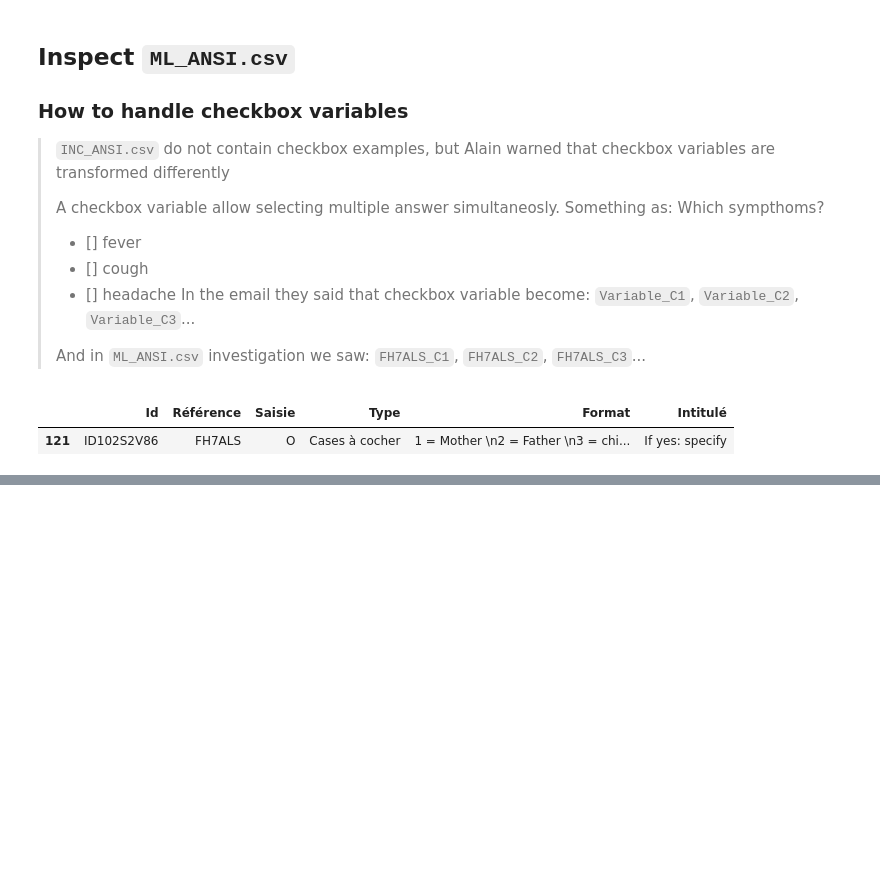
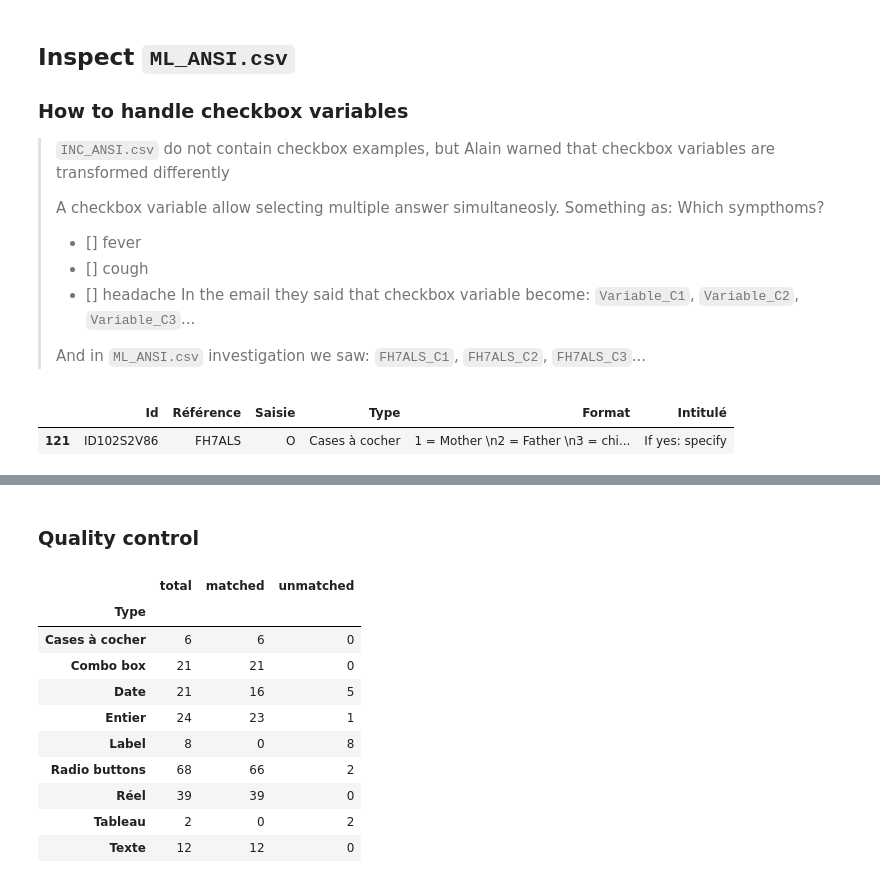
Before and after one commit to gpietrop/fh-project, a Jupyter notebook: database/mock-up/inspect.ipynb, the cells around one changed output, grey strips where cells are left out. Drawn from its saved outputs; the diff is of its cells as text; code cells hidden in the pictures; blank space fills up the shorter version.

```diff
--- a/database/mock-up/inspect.ipynb
+++ b/database/mock-up/inspect.ipynb
@@ -309,0 +394,24 @@ ml[checkbox_cols].head()
+# %% [markdown]
+### Quality control
+# %%
+qc = variables.copy()
+qc["n_export_matches"] = qc[col_fields].apply(lambda row: sum(len(x) for x in row), axis=1)
+
+qc["matched"] = qc["n_export_matches"] > 0
+
+qc_summary = qc.groupby("Type")["matched"].agg(total="count", matched="sum")
+qc_summary["unmatched"] = qc_summary["total"] - qc_summary["matched"]
+
+qc_summary
+# %% [output]
+|  | total | matched | unmatched |
+| Type |  |  |  |
+| Cases à cocher | 6 | 6 | 0 |
+| Combo box | 21 | 21 | 0 |
+| Date | 21 | 16 | 5 |
+| Entier | 24 | 23 | 1 |
+| Label | 8 | 0 | 8 |
+| Radio buttons | 68 | 66 | 2 |
+| Réel | 39 | 39 | 0 |
+| Tableau | 2 | 0 | 2 |
+| Texte | 12 | 12 | 0 |
```
Also changed, not shown: parts of 10 cells of this notebook, 2 other files.
